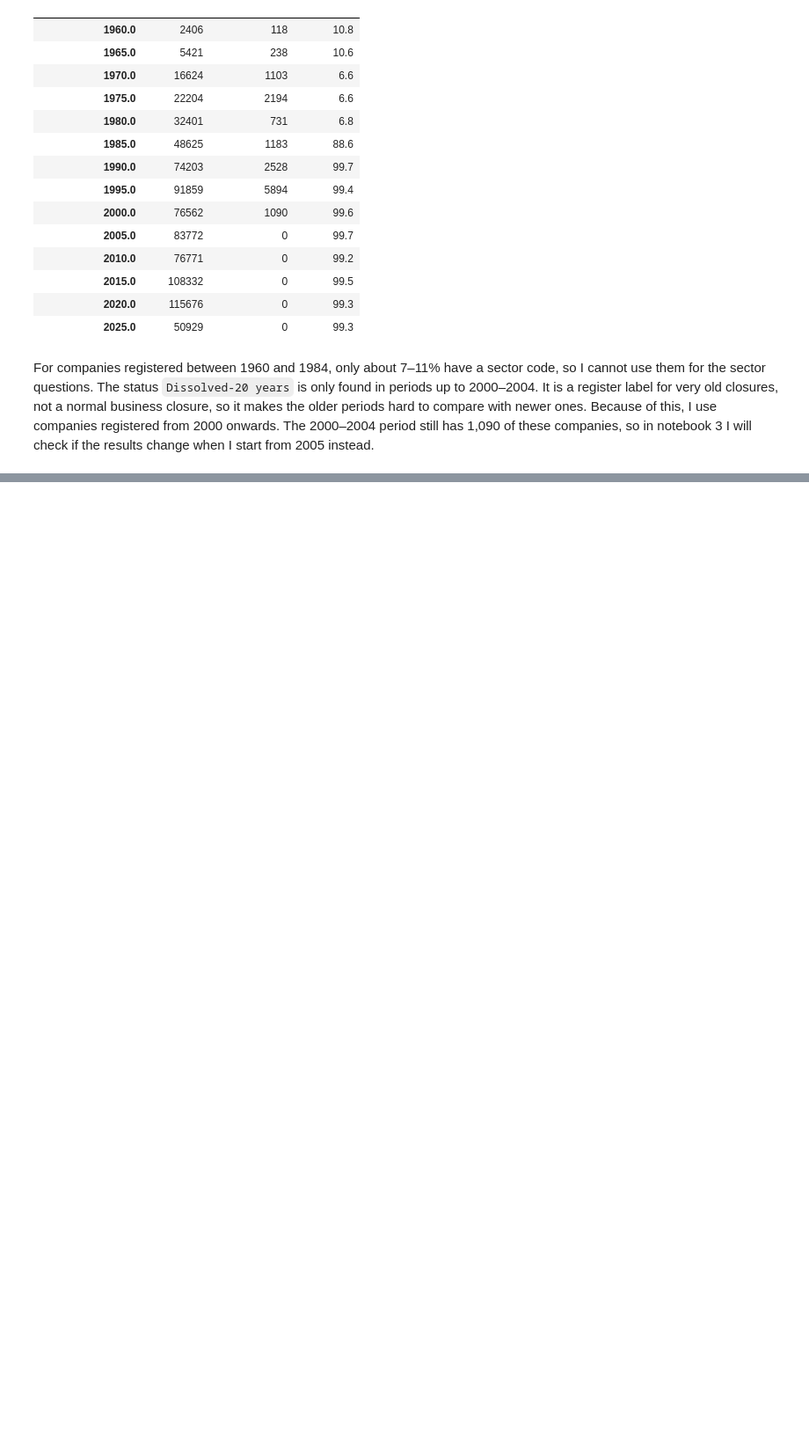
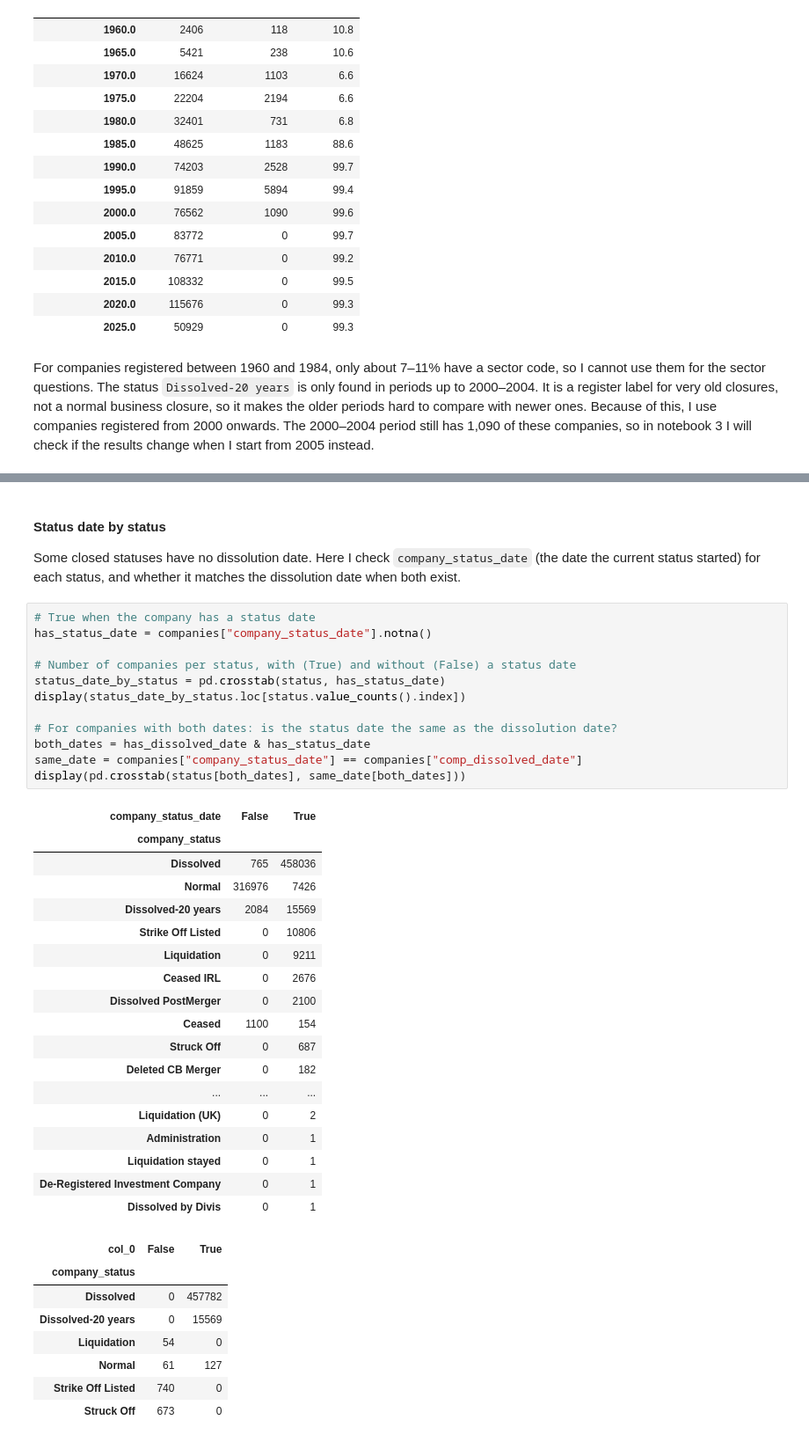
Before and after one commit to temulenbd/irish-company-survival-analysis, a Jupyter notebook: notebooks/1_data_preparation.ipynb, the cells around one changed output, grey strips where cells are left out. Shown at 88% size. Saved outputs shown, nothing was run; the diff lists cells and outputs as text; blank space fills up the shorter version.

```diff
--- a/notebooks/1_data_preparation.ipynb
+++ b/notebooks/1_data_preparation.ipynb
@@ -328,0 +390,42 @@ For companies registered between 1960 and 1984, only about 7–11% have a sector
+# %% [markdown]
+#### Status date by status
+Some closed statuses have no dissolution date. Here I check `company_status_date` (the date the current status started) for each status, and whether it matches the dissolution date when both exist.
+# %%
+# True when the company has a status date
+has_status_date = companies["company_status_date"].notna()
+
+# Number of companies per status, with (True) and without (False) a status date
+status_date_by_status = pd.crosstab(status, has_status_date)
+display(status_date_by_status.loc[status.value_counts().index])
+
+# For companies with both dates: is the status date the same as the dissolution date?
+both_dates = has_dissolved_date & has_status_date
+same_date = companies["company_status_date"] == companies["comp_dissolved_date"]
+display(pd.crosstab(status[both_dates], same_date[both_dates]))
+# %% [output]
+| company_status_date | False | True |
+| company_status |  |  |
+| Dissolved | 765 | 458036 |
+| Normal | 316976 | 7426 |
+| Dissolved-20 years | 2084 | 15569 |
+| Strike Off Listed | 0 | 10806 |
+| Liquidation | 0 | 9211 |
+| Ceased IRL | 0 | 2676 |
+| Dissolved PostMerger | 0 | 2100 |
+| Ceased | 1100 | 154 |
+| Struck Off | 0 | 687 |
+| Deleted CB Merger | 0 | 182 |
+| ... | ... | ... |
+| Liquidation (UK) | 0 | 2 |
+| Administration | 0 | 1 |
+| Liquidation stayed | 0 | 1 |
+| De-Registered Investment Company | 0 | 1 |
+| Dissolved by Divis | 0 | 1 |
+| col_0 | False | True |
+| company_status |  |  |
+| Dissolved | 0 | 457782 |
+| Dissolved-20 years | 0 | 15569 |
+| Liquidation | 54 | 0 |
+| Normal | 61 | 127 |
+| Strike Off Listed | 740 | 0 |
+| Struck Off | 673 | 0 |
```
Also changed, not shown: parts of 10 cells of this notebook.
